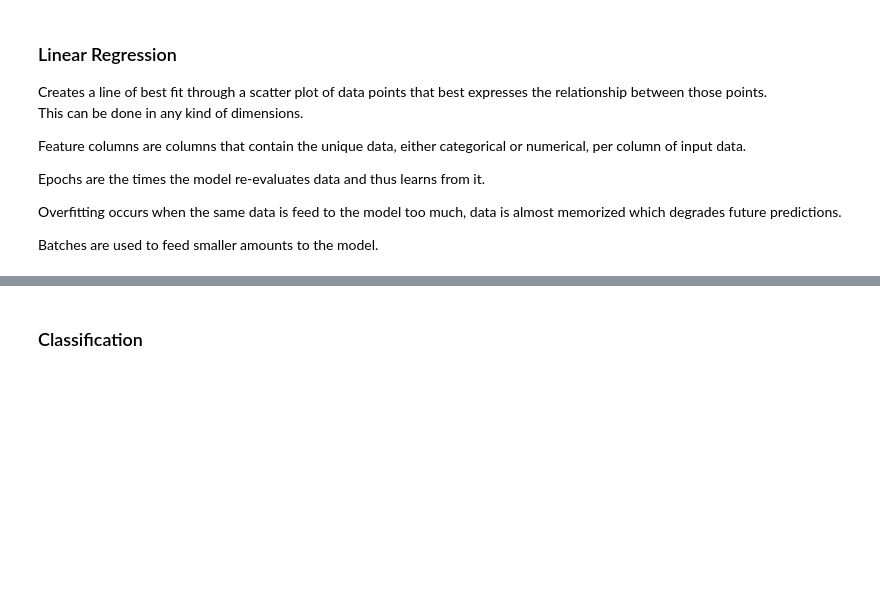
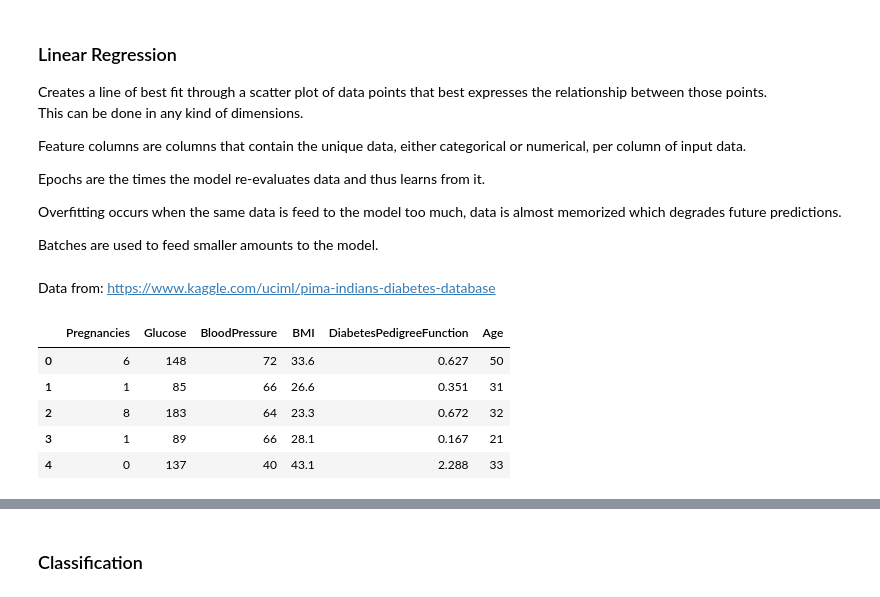
Before and after one commit to MauriceJohannssen/MachineLearning, a Jupyter notebook: TensorFlow.ipynb, the cells around one changed output, grey strips where cells are left out. Drawn from its saved outputs; the diff is of its cells as text; code cells hidden in the pictures; blank space fills up the shorter version.

```diff
--- a/TensorFlow.ipynb
+++ b/TensorFlow.ipynb
@@ -67,3 +81,31 @@ Epochs are the times the model re-evaluates data and thus learns from it.
 Overfitting occurs when the same data is feed to the model too much, data is almost memorized which degrades future predictions.
 
 Batches are used to feed smaller amounts to the model.
+# %% [markdown]
+Data from: https://www.kaggle.com/uciml/pima-indians-diabetes-database
+# %%
+#Load data
+dfTrain = pd.read_csv('CSV_Data/diabetes_train.csv')
+dfTrain.pop('SkinThickness')
+dfTrain.pop('Insulin')
+dfEvaluate = pd.read_csv('CSV_Data/diabetes_eval.csv')
+dfEvaluate.pop('SkinThickness')
+dfEvaluate.pop('Insulin')
+y_train = dfTrain.pop('Outcome')
+y_evaluate = dfEvaluate.pop('Outcome')
+
+#Just list
+#y_train.head()
+dfTrain.head()
+
+#Statistical
+#dfTrain.describe()
+
+#dfTrain.shape
+# %% [output]
+|  | Pregnancies | Glucose | BloodPressure | BMI | DiabetesPedigreeFunction | Age |
+| 0 | 6 | 148 | 72 | 33.6 | 0.627 | 50 |
+| 1 | 1 | 85 | 66 | 26.6 | 0.351 | 31 |
+| 2 | 8 | 183 | 64 | 23.3 | 0.672 | 32 |
+| 3 | 1 | 89 | 66 | 28.1 | 0.167 | 21 |
+| 4 | 0 | 137 | 40 | 43.1 | 2.288 | 33 |
```
Also changed, not shown: parts of 13 cells of this notebook, 2 other files.
